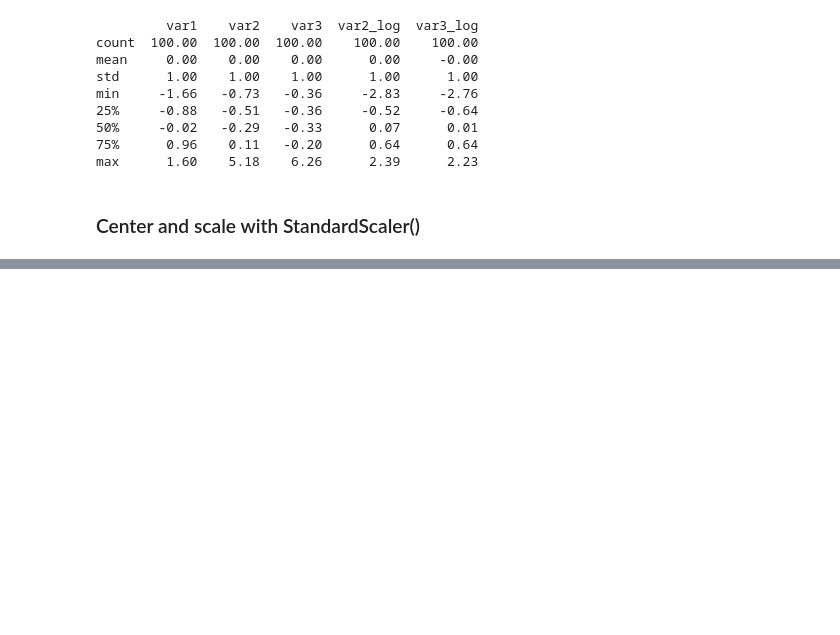
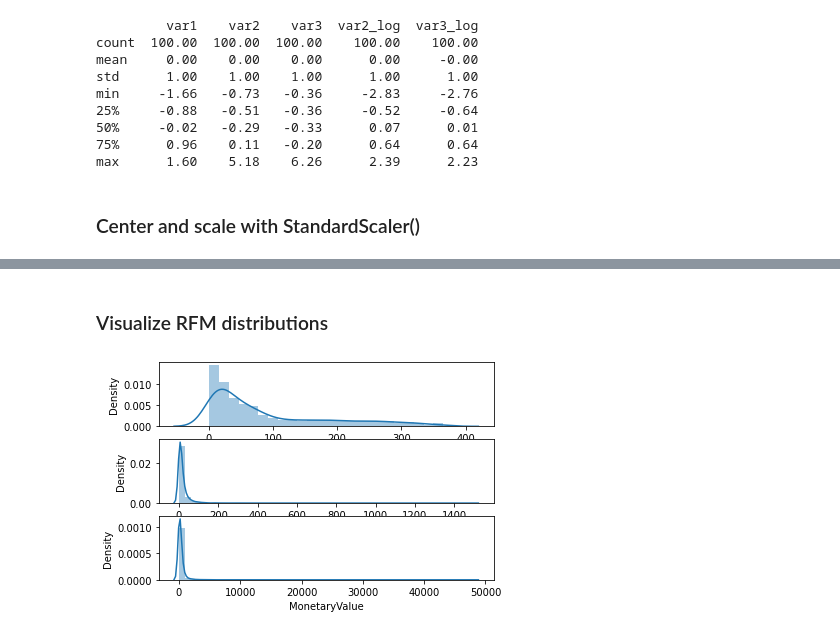
Before and after one commit to ozlerhakan/datacamp, a Jupyter notebook: Customer Segmentation in Python/chapter3.ipynb, the cells around one changed output, grey strips where cells are left out. Drawn from its saved outputs; the diff is of its cells as text; code cells hidden in the pictures; blank space fills up the shorter version.

```diff
--- a/Customer Segmentation in Python/chapter3.ipynb
+++ b/Customer Segmentation in Python/chapter3.ipynb
@@ -136,0 +137,18 @@ max      1.60    5.21    6.30
+# %% [markdown]
+### Visualize RFM distributions
+# %%
+datamart_rfm = pd.read_csv('datamart_rfm.csv')
+# %%
+
+plt.subplot(3, 1, 1); sns.distplot(datamart_rfm['Recency'])
+
+
+plt.subplot(3, 1, 2); sns.distplot(datamart_rfm['Frequency'])
+
+
+plt.subplot(3, 1, 3); sns.distplot(datamart_rfm['MonetaryValue'])
+
+
+plt.show()
+# %% [output]
+[figure, added]
```
Also changed, not shown: parts of 1 cell of this notebook, 1 other file.
